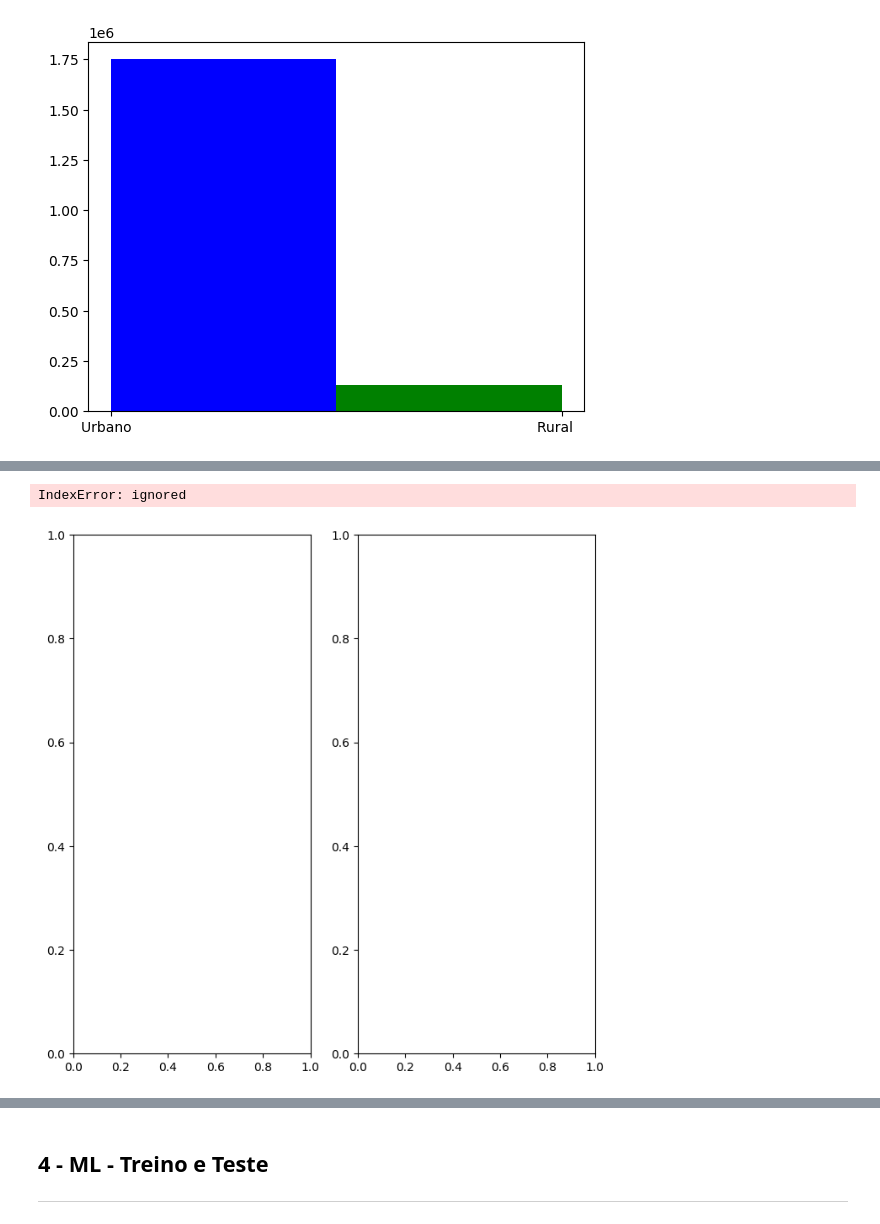
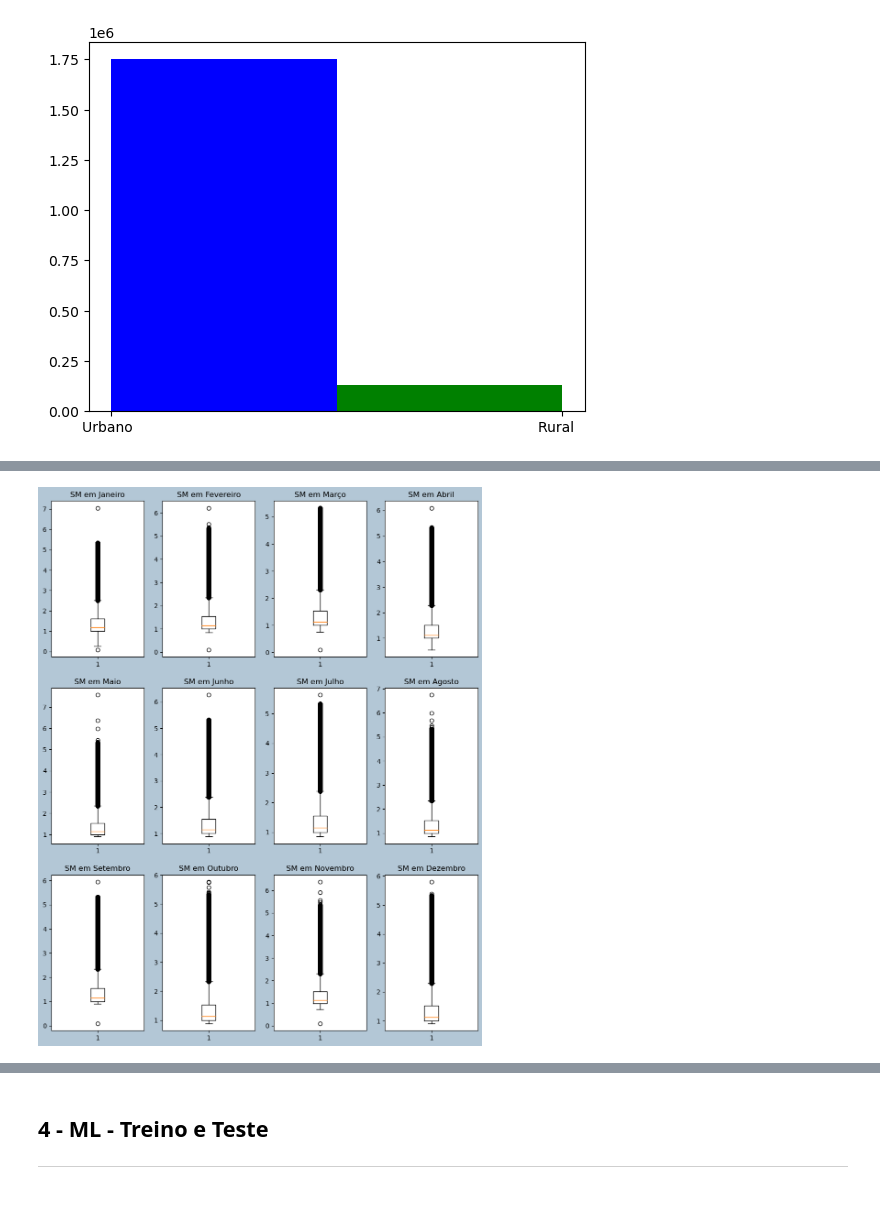
Before and after one commit to brunolunarj/cienciadedados, a Jupyter notebook: MPV012023.ipynb, the cells around one changed output, grey strips where cells are left out. Saved outputs shown, nothing was run; the diff lists cells and outputs as text; code cells hidden in the pictures.

```diff
--- a/MPV012023.ipynb
+++ b/MPV012023.ipynb
@@ -402,15 +341 @@ display(rmi_mes)
 [figure]
-# %%
-#Plotar SubBoxplot da Média de Salário Mínimo por mês
-fig, ax = plt.subplots(1,2, figsize = (8, 8))
-
-# subplot1: histograma do comprimento_sepala
-ax[0,0].boxplot(data = df_ben['Qt SM RMI'])
-ax[0,0].set_title("'Quantidade de Salário Mínimo em 2022")
-
-# subplot2: histograma da largura_sepala
-ax[0,1].boxplot(data = rmi_mes)
-ax[0,1].set_title("Média da QTD de Salário Mínimo por mês")
-# %% [output]
-IndexError: ignored
-[figure, removed]
@@ -434,0 +342,18 @@ df_ben['Qt SM RMI'].describe()
+# %%
+#Boxplots dos Salário Mínimos por mês
+fig, ax = plt.subplots(3,4, figsize = (12, 15),facecolor='#B3C7D6')
+
+# subplot1: boxplot
+competencia_var = df_ben['Competência'].unique()
+y = 0
+z = 0
+for i, mes in enumerate(competencia_var):
+    meses = ['Janeiro', 'Fevereiro', 'Março', 'Abril', 'Maio', 'Junho', 'Julho', 'Agosto', 'Setembro', 'Outubro', 'Novembro', 'Dezembro']
+    y= i%4
+    z= i//4
+    rmi_01 = df_ben.loc[df_ben['Competência'] == mes,['Competência','Qt SM RMI']]
+    ax[z,y].boxplot(rmi_01['Qt SM RMI'])
+    ax[z,y].set_title(f'SM em {meses[i]}')
+    #print(i,z,y)
+# %% [output]
+[figure, added]
```
Also changed, not shown: parts of 34 cells of this notebook.
